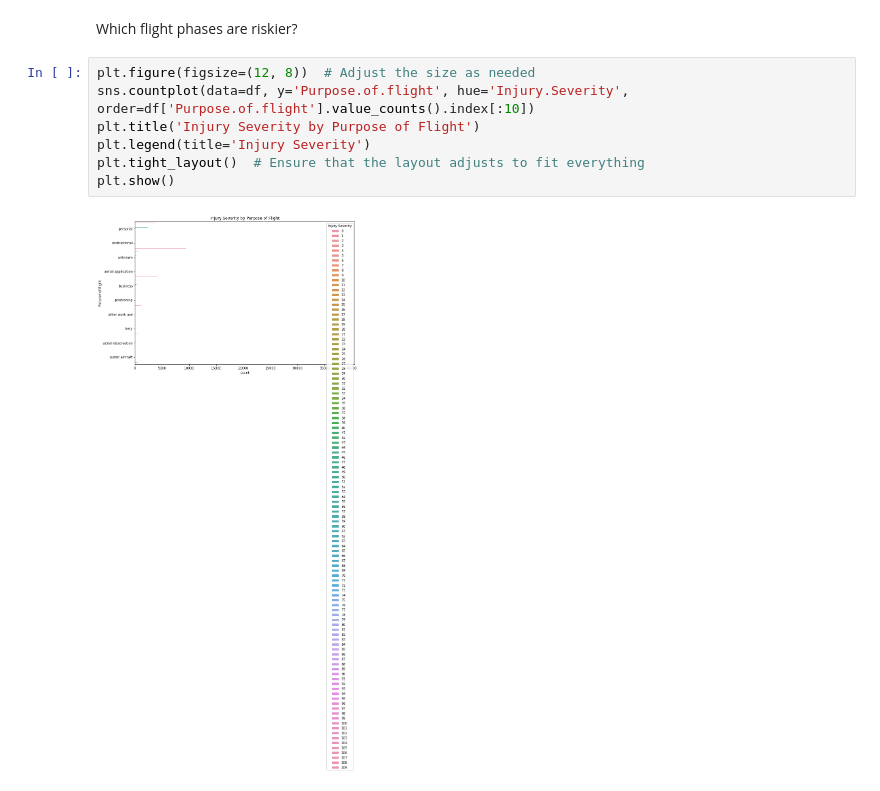
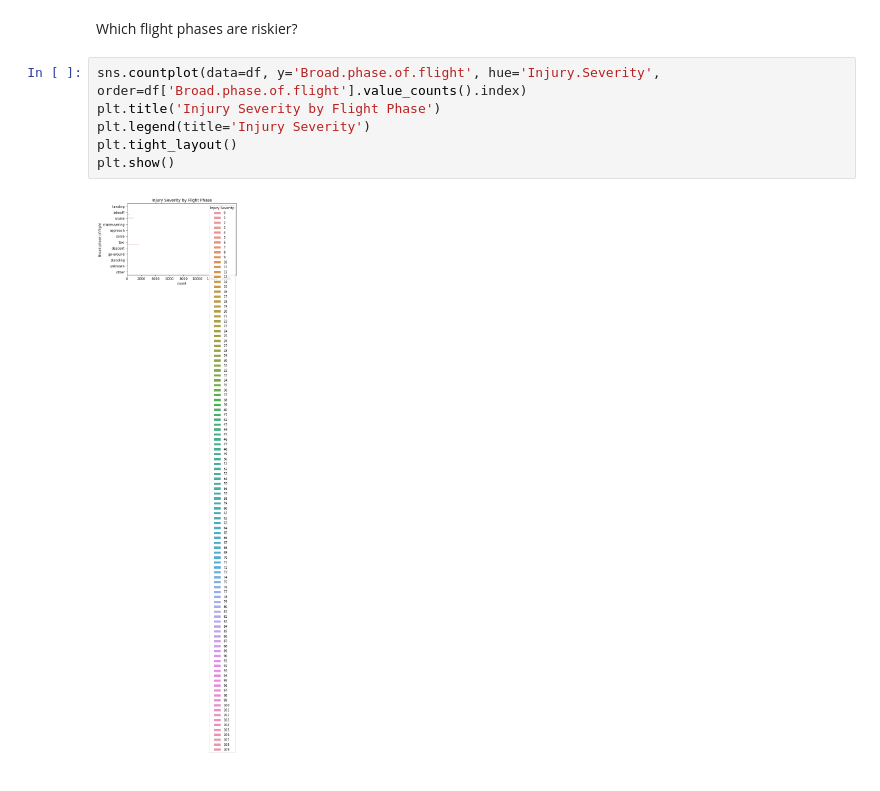
Before and after one commit to BMwihia/aviation-accidents-analysis, a Jupyter notebook: aviation_accident_analysis-benson.ipynb, the cells around one changed output. Cells and saved outputs as stored; diff of their text form.

```diff
--- a/aviation_accident_analysis-benson.ipynb
+++ b/aviation_accident_analysis-benson.ipynb
@@ -233,11 +307,10 @@ plt.show()
 # %% [markdown]
 Which flight phases are riskier?
 # %%
-plt.figure(figsize=(12, 8))  # Adjust the size as needed
-sns.countplot(data=df, y='Purpose.of.flight', hue='Injury.Severity', order=df['Purpose.of.flight'].value_counts().index[:10])
-plt.title('Injury Severity by Purpose of Flight')
+sns.countplot(data=df, y='Broad.phase.of.flight', hue='Injury.Severity', order=df['Broad.phase.of.flight'].value_counts().index)
+plt.title('Injury Severity by Flight Phase')
 plt.legend(title='Injury Severity')
-plt.tight_layout()  # Ensure that the layout adjusts to fit everything
+plt.tight_layout()
 plt.show()
 # %% [output]
-[figure, old version]
+[figure, new version]
```
Also changed, not shown: parts of 4 cells of this notebook.
